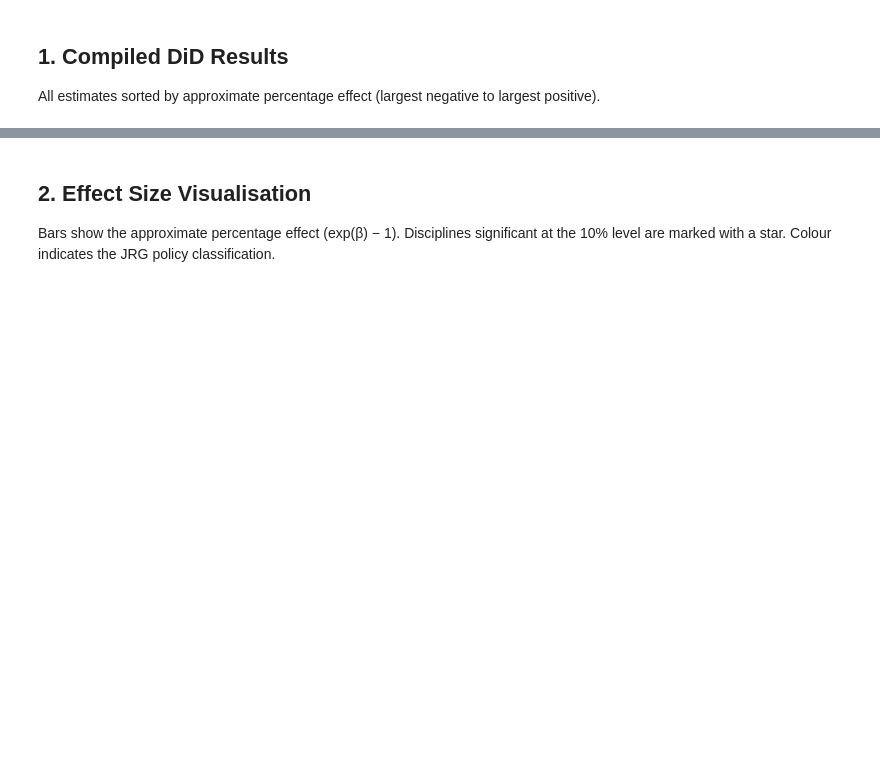
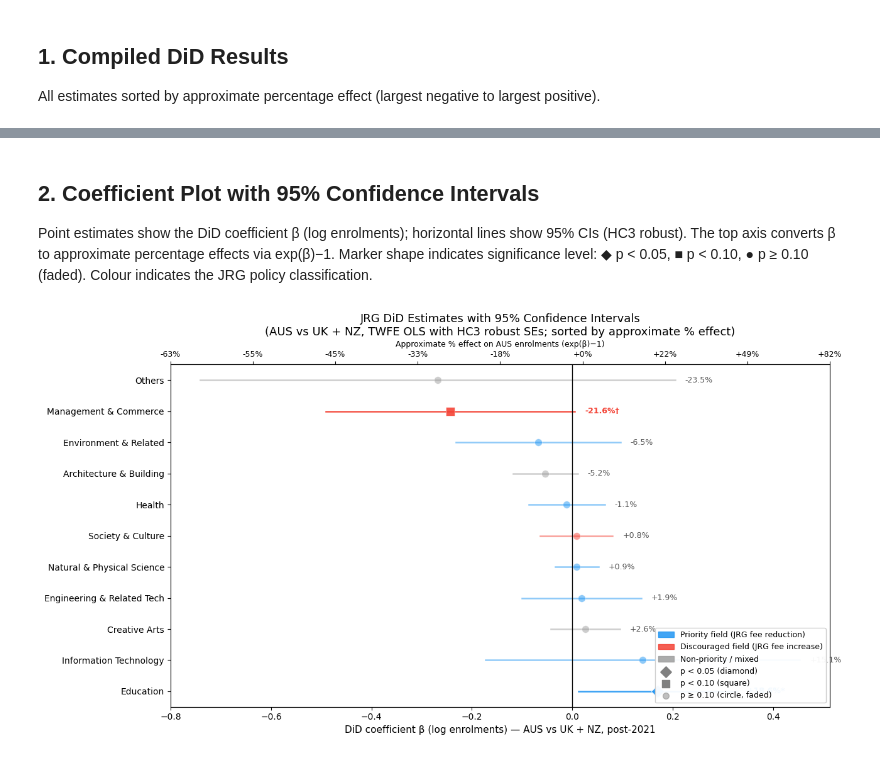
Before and after one commit to epie0003/ECC3479-Project-JRGS, a Jupyter notebook: docs/Regression Analysis/REG All.ipynb, the cells around one changed output, grey strips where cells are left out. Cells and saved outputs as stored; diff of their text form; code cells hidden in the pictures; blank space fills up the shorter version.

```diff
--- a/docs/Regression Analysis/REG All.ipynb
+++ b/docs/Regression Analysis/REG All.ipynb
@@ -149,42 +174,68 @@ display(pd.DataFrame(display_rows).reset_index(drop=True))
 # %% [markdown]
-## 2. Effect Size Visualisation
+## 2. Coefficient Plot with 95% Confidence Intervals
 
-Bars show the approximate percentage effect (exp(β) − 1). Disciplines significant at the
-10% level are marked with a star. Colour indicates the JRG policy classification.
+Point estimates show the DiD coefficient β (log enrolments); horizontal lines show 95% CIs
+(HC3 robust). The top axis converts β to approximate percentage effects via exp(β)−1.
+Marker shape indicates significance level: ◆ p < 0.05, ■ p < 0.10, ● p ≥ 0.10 (faded).
+Colour indicates the JRG policy classification.
 # %%
 colour_map = {
     'Priority':     '#2196F3',
     'Discouraged':  '#F44336',
     'Non-priority': '#9E9E9E',
 }
 
-labels_   = [r['Discipline'] for r in rows_raw]
-pcts_     = [r['pct']        for r in rows_raw]
-pvals_    = [r['pval']       for r in rows_raw]
-colours_  = [colour_map[r['jrg_type']] for r in rows_raw]
+labels_  = [r['Discipline'] for r in rows_raw]
+betas_   = [r['beta']  for r in rows_raw]
+ci_los_  = [r['ci_lo'] for r in rows_raw]
+ci_his_  = [r['ci_hi'] for r in rows_raw]
+pvals_   = [r['pval']  for r in rows_raw]
+pcts_    = [r['pct']   for r in rows_raw]
+colours_ = [colour_map[r['jrg_type']] for r in rows_raw]
 
 fig, ax = plt.subplots(figsize=(13, 7))
-bars = ax.barh(labels_, pcts_, color=colours_, alpha=0.82, edgecolor='white', linewidth=0.5)
-ax.axvline(0, color='black', linewidth=0.8)
+y_pos = list(range(len(labels_)))
 
-for bar, p in zip(bars, pvals_):
-    if p < 0.10:
-        x = bar.get_width()
-        offset = 0.8 if x >= 0 else -0.8
-        ax.text(x + offset, bar.get_y() + bar.get_height() / 2,
-                _sig_stars(p),
-                va='center', ha='left' if x >= 0 else 'right', fontsize=13, color='black')
+for i, (y, b, lo, hi, p, col, pct) in enumerate(zip(y_pos, betas_, ci_los_, ci_his_, pvals_, colours_, pcts_)):
+    alpha = 0.9 if p < 0.10 else 0.50
+    ax.plot([lo, hi], [y, y], color=col, lw=1.8, alpha=alpha)
+    marker = 'D' if p < 0.05 else ('s' if p < 0.10 else 'o')
+    ms = 110 if p < 0.10 else 70
+    ax.scatter([b], [y], color=col, s=ms, marker=marker, zorder=5, alpha=alpha,
+               edgecolors='white', linewidth=0.5)
+    pct_label = f'{pct:+.1f}%{_sig_stars(p)}'
+    ax.text(hi + 0.02, y, pct_label, va='center', ha='left', fontsize=9,
+            color=col if p < 0.10 else '#555555',
+            fontweight='bold' if p < 0.10 else 'normal')
 
-ax.set_xlabel('Approximate % change in AUS enrolments relative to UK + NZ trend (post-2021)', fontsize=11)
-ax.set_title('JRG DiD Estimates by Discipline\n(AUS vs UK + NZ, TWFE OLS with HC3 robust SEs)', fontsize=13)
+ax.axvline(0, color='black', lw=1.0, zorder=3)
+ax.set_yticks(y_pos)
+ax.set_yticklabels(labels_, fontsize=10)
+ax.set_xlabel('DiD coefficient β (log enrolments) — AUS vs UK + NZ, post-2021', fontsize=11)
+ax.set_title(
+    'JRG DiD Estimates with 95% Confidence Intervals\n'
+    '(AUS vs UK + NZ, TWFE OLS with HC3 robust SEs; sorted by approximate % effect)',
+    fontsize=13
+)
+
+ax2 = ax.twiny()
+ax2.set_xlim(ax.get_xlim())
+xt = ax.get_xticks()
+ax2.set_xticks(xt)
+ax2.set_xticklabels([f'{(np.exp(v)-1)*100:+.0f}%' for v in xt], fontsize=9)
+ax2.set_xlabel('Approximate % effect on AUS enrolments (exp(β)−1)', fontsize=9)
 
 legend_handles = [
-    mpatches.Patch(color='#2196F3', alpha=0.82, label='Priority field (JRG fee reduction)'),
-    mpatches.Patch(color='#F44336', alpha=0.82, label='Discouraged field (JRG fee increase)'),
-    mpatches.Patch(color='#9E9E9E', alpha=0.82, label='Non-priority / mixed'),
-    mpatches.Patch(color='white', label='† p<0.10   * p<0.05   ** p<0.01   *** p<0.001'),
+    mpatches.Patch(color='#2196F3', alpha=0.85, label='Priority field (JRG fee reduction)'),
+    mpatches.Patch(color='#F44336', alpha=0.85, label='Discouraged field (JRG fee increase)'),
+    mpatches.Patch(color='#9E9E9E', alpha=0.85, label='Non-priority / mixed'),
+    plt.scatter([], [], color='gray', marker='D', s=80, label='p < 0.05 (diamond)'),
+    plt.scatter([], [], color='gray', marker='s', s=70, label='p < 0.10 (square)'),
+    plt.scatter([], [], color='gray', marker='o', s=50, alpha=0.5, label='p ≥ 0.10 (circle, faded)'),
 ]
-ax.legend(handles=legend_handles, loc='lower right', fontsize=10)
+ax.legend(handles=legend_handles, loc='lower right', fontsize=9, framealpha=0.95)
 ax.invert_yaxis()
 plt.tight_layout()
 plt.show()
+# %% [output]
+[figure, added]
```
Also changed, not shown: parts of 12 cells of this notebook, 25 other files.
